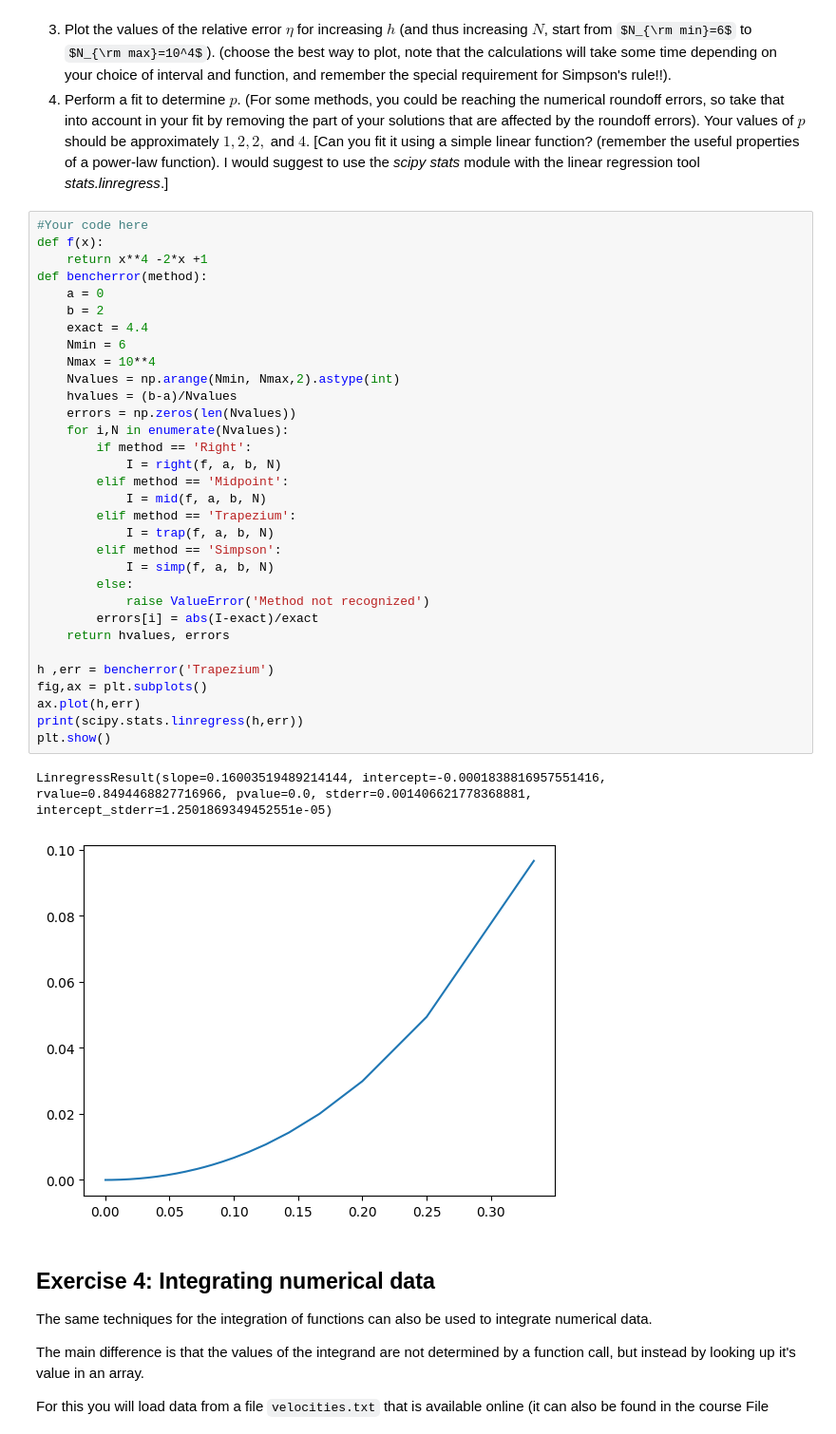
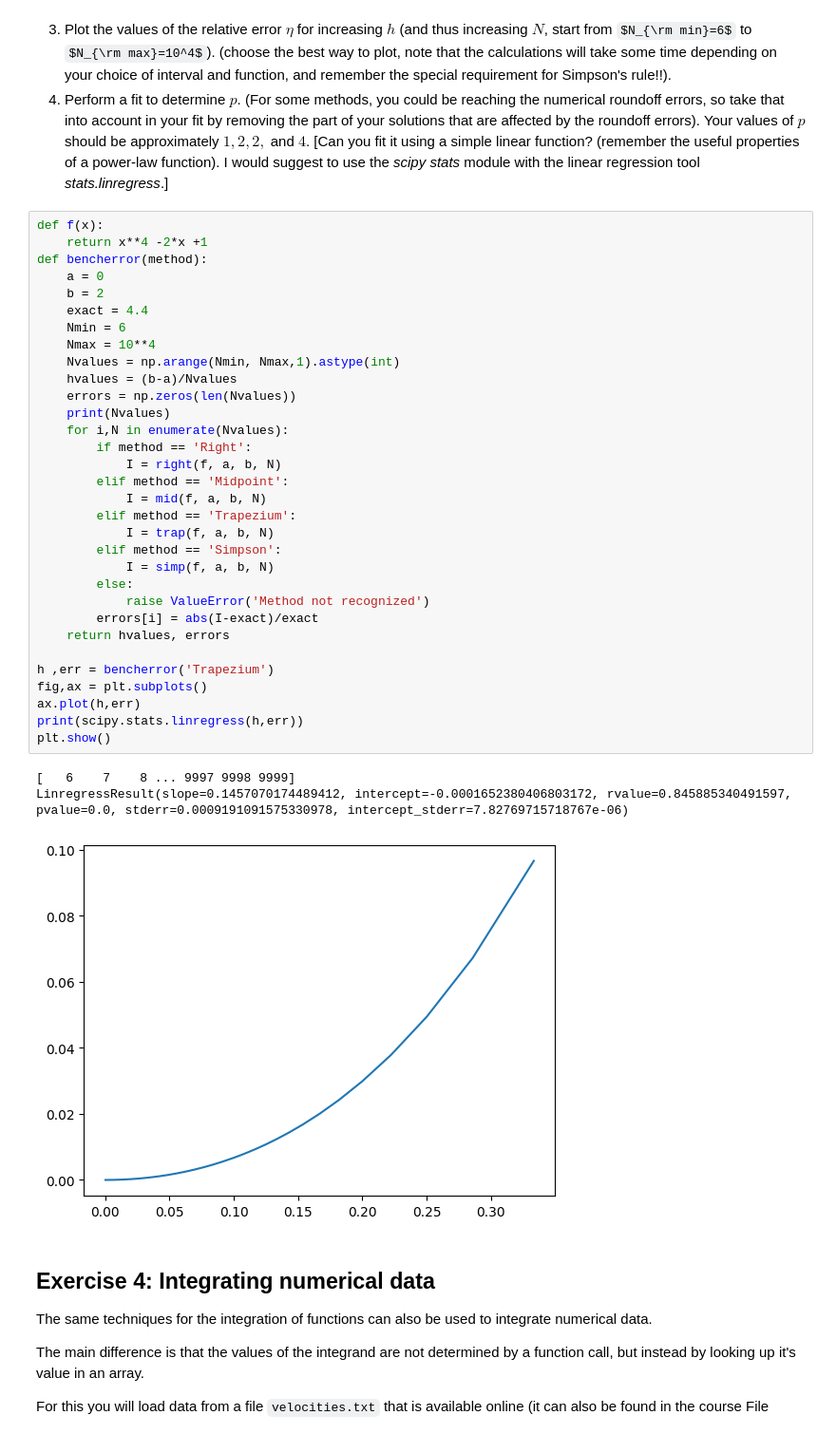
Before and after one commit to ufotermiten/Integration-LP4, a Jupyter notebook: SEE125_Integration_Group045.ipynb, the cells around one changed output. Shown at 95% size. Saved outputs shown, nothing was run; the diff lists cells and outputs as text; some formulas as TeX source.

```diff
--- a/SEE125_Integration_Group045.ipynb
+++ b/SEE125_Integration_Group045.ipynb
@@ -179,40 +179,41 @@ In this exercise you should determine $p$ for **four methods (Right Rectangle, M
 3) Plot the values of the relative error $\eta$ for increasing $h$ (and thus increasing $N$, start from $N_{\rm min}=6$ to $N_{\rm max}=10^4$). (choose the best way to plot, note that the calculations will take some time depending on your choice of interval and function, and remember the special requirement for Simpson's rule!!).
 4) Perform a fit to determine $p$. (For some methods, you could be reaching the numerical roundoff errors, so take that into account in your fit by removing the part of your solutions that are affected by the roundoff errors). Your values of $p$ should be approximately $1, 2, 2,$ and $4$. [Can you fit it using a simple linear function? (remember the useful properties of a power-law function). I would suggest to use the *scipy* *stats* module with the linear regression tool *stats.linregress*.]
 # %%
-#Your code here
 def f(x):
     return x**4 -2*x +1
 def bencherror(method):
     a = 0
     b = 2
     exact = 4.4
     Nmin = 6
     Nmax = 10**4
-    Nvalues = np.arange(Nmin, Nmax,2).astype(int)
+    Nvalues = np.arange(Nmin, Nmax,1).astype(int)
     hvalues = (b-a)/Nvalues
     errors = np.zeros(len(Nvalues))
+    print(Nvalues)
     for i,N in enumerate(Nvalues):
         if method == 'Right':
             I = right(f, a, b, N)
         elif method == 'Midpoint':
             I = mid(f, a, b, N)
         elif method == 'Trapezium':
             I = trap(f, a, b, N)
         elif method == 'Simpson':
             I = simp(f, a, b, N)
         else:
             raise ValueError('Method not recognized')
         errors[i] = abs(I-exact)/exact
     return hvalues, errors
 
 h ,err = bencherror('Trapezium')
 fig,ax = plt.subplots()
 ax.plot(h,err)
 print(scipy.stats.linregress(h,err))
 plt.show()
 # %% [output]
-LinregressResult(slope=0.16003519489214144, intercept=-0.0001838816957551416, rvalue=0.8494468827716966, pvalue=0.0, stderr=0.001406621778368881, intercept_stderr=1.2501869349452551e-05)
+[   6    7    8 ... 9997 9998 9999]
+LinregressResult(slope=0.1457070174489412, intercept=-0.0001652380406803172, rvalue=0.845885340491597, pvalue=0.0, stderr=0.0009191091575330978, intercept_stderr=7.82769715718767e-06)
-[figure, old version]
+[figure, new version]
 # %% [markdown]
 ## Exercise 4: Integrating numerical data
 
```
Also changed, not shown: parts of 1 cell of this notebook.
